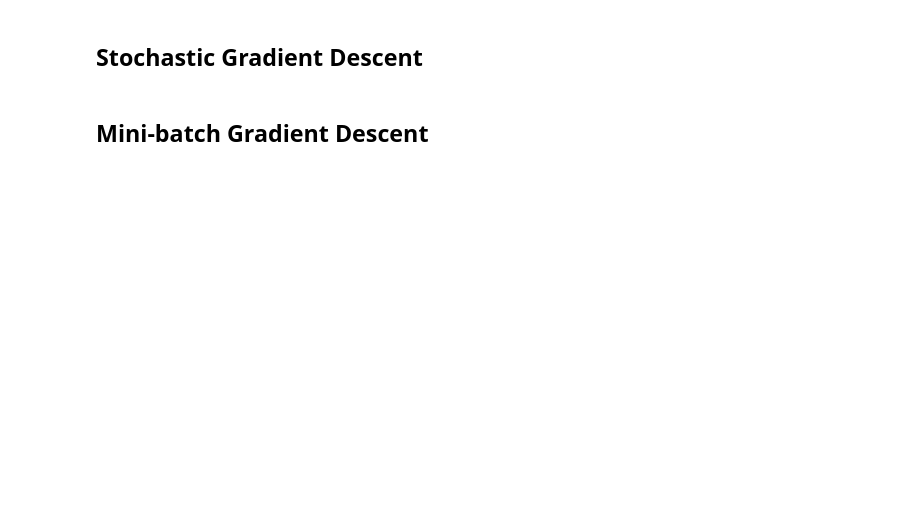
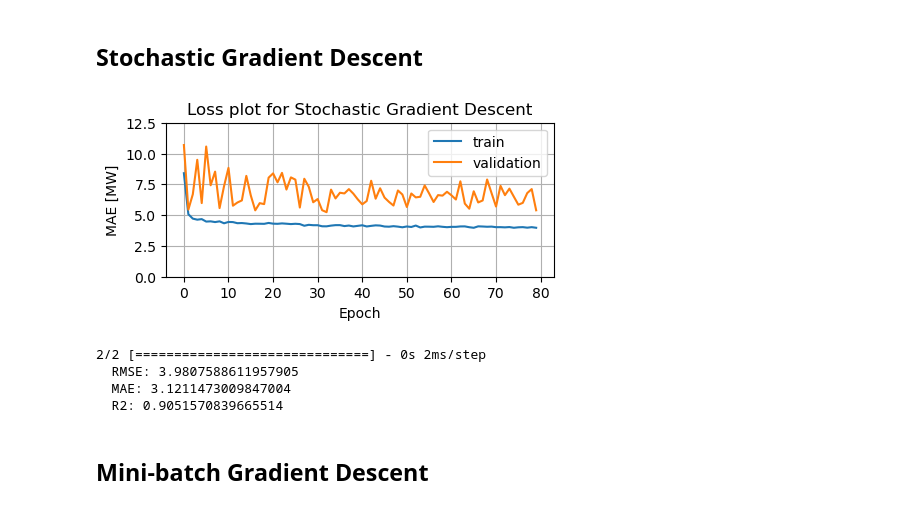
Before and after one commit to CasperAntonPoulsen/StatisticsProject, a Jupyter notebook: MLP_regressor.ipynb, the cells around one changed output. Drawn from its saved outputs; the diff is of its cells as text; code cells hidden in the pictures; blank space fills up the shorter version.

```diff
--- a/MLP_regressor.ipynb
+++ b/MLP_regressor.ipynb
@@ -135,33 +151,46 @@ def build_and_compile_model_SGD(norm):
   model = keras.Sequential([
       norm,
       layers.Dense(32, activation='relu'),
       layers.Dense(16, activation='relu'),
       layers.Dense(1)
   ])
 
   model.compile(loss='mean_absolute_error',
                 optimizer=tf.keras.optimizers.experimental.SGD(0.01))
   return model
 
 dnn_windspeed_model_SGD = build_and_compile_model_SGD(windspeed_normalizer)
 
 power_SGD = dnn_windspeed_model_SGD.fit(
     train_X['Speed'],
     train_y,
     validation_split=0.2,
     verbose=0,
     epochs=80,
     batch_size = 1,
     steps_per_epoch = len_train_X, # it is default value (batch_size / len(df)) = len(df)
     )
 
 plot_loss(power_SGD, "Loss plot for Stochastic Gradient Descent")
 
 predictions = dnn_windspeed_model_SGD.predict(test_X["Speed"])
+
+# Save predictions to plot later.
+pred_sgd = np.c_[test_X['Speed'].to_numpy(), predictions]
+pred_sgd = pred_sgd[pred_sgd[:, 0].argsort()]
+pred_sgd
+
+# Metrics
 (rmse, mae, r2) = eval_metrics(test_y, predictions)
 print("  RMSE: %s" % rmse)
 print("  MAE: %s" % mae)
 print("  R2: %s" % r2)
+# %% [output]
+[figure, added]
+2/2 [==============================] - 0s 2ms/step
+  RMSE: 3.9807588611957905
+  MAE: 3.1211473009847004
+  R2: 0.9051570839665514
 # %% [markdown]
 ## Mini-batch Gradient Descent
 # %%
```
Also changed, not shown: parts of 6 cells of this notebook, 4 other files.
